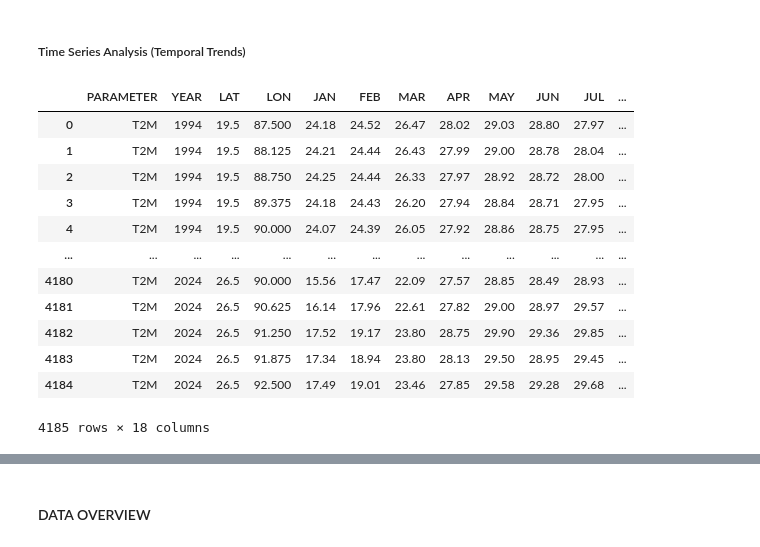
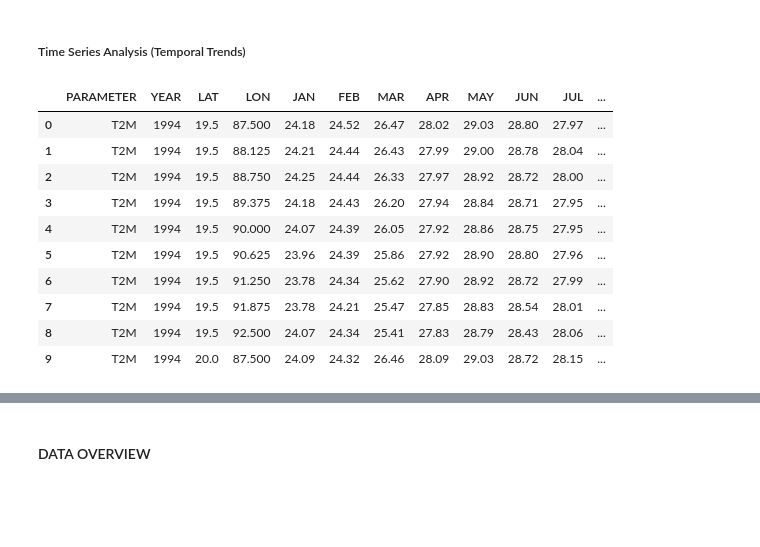
Before and after one commit to OlusolaCC/python-practise, a Jupyter notebook: time_series_Statistics.ipynb, the cells around one changed output, grey strips where cells are left out. Saved outputs shown, nothing was run; the diff lists cells and outputs as text; code cells hidden in the pictures; blank space fills up the shorter version.

```diff
--- a/time_series_Statistics.ipynb
+++ b/time_series_Statistics.ipynb
@@ -10,21 +10,20 @@ from scipy import stats
 # %%
 path= r"/Users/obanoyenracheal/Python/Practise/Temperature_Monthly_Data_1994_2024.csv"
 # %%
-df
+df = pd.read_csv(path)
+df.head(10)
 # %% [output]
 |  | PARAMETER | YEAR | LAT | LON | JAN | FEB | MAR | APR | MAY | JUN | JUL | ... |
 | 0 | T2M | 1994 | 19.5 | 87.500 | 24.18 | 24.52 | 26.47 | 28.02 | 29.03 | 28.80 | 27.97 | ... |
 | 1 | T2M | 1994 | 19.5 | 88.125 | 24.21 | 24.44 | 26.43 | 27.99 | 29.00 | 28.78 | 28.04 | ... |
 | 2 | T2M | 1994 | 19.5 | 88.750 | 24.25 | 24.44 | 26.33 | 27.97 | 28.92 | 28.72 | 28.00 | ... |
 | 3 | T2M | 1994 | 19.5 | 89.375 | 24.18 | 24.43 | 26.20 | 27.94 | 28.84 | 28.71 | 27.95 | ... |
 | 4 | T2M | 1994 | 19.5 | 90.000 | 24.07 | 24.39 | 26.05 | 27.92 | 28.86 | 28.75 | 27.95 | ... |
-| ... | ... | ... | ... | ... | ... | ... | ... | ... | ... | ... | ... | ... |
-| 4180 | T2M | 2024 | 26.5 | 90.000 | 15.56 | 17.47 | 22.09 | 27.57 | 28.85 | 28.49 | 28.93 | ... |
-| 4181 | T2M | 2024 | 26.5 | 90.625 | 16.14 | 17.96 | 22.61 | 27.82 | 29.00 | 28.97 | 29.57 | ... |
-| 4182 | T2M | 2024 | 26.5 | 91.250 | 17.52 | 19.17 | 23.80 | 28.75 | 29.90 | 29.36 | 29.85 | ... |
-| 4183 | T2M | 2024 | 26.5 | 91.875 | 17.34 | 18.94 | 23.80 | 28.13 | 29.50 | 28.95 | 29.45 | ... |
-| 4184 | T2M | 2024 | 26.5 | 92.500 | 17.49 | 19.01 | 23.46 | 27.85 | 29.58 | 29.28 | 29.68 | ... |
+| 5 | T2M | 1994 | 19.5 | 90.625 | 23.96 | 24.39 | 25.86 | 27.92 | 28.90 | 28.80 | 27.96 | ... |
+| 6 | T2M | 1994 | 19.5 | 91.250 | 23.78 | 24.34 | 25.62 | 27.90 | 28.92 | 28.72 | 27.99 | ... |
+| 7 | T2M | 1994 | 19.5 | 91.875 | 23.78 | 24.21 | 25.47 | 27.85 | 28.83 | 28.54 | 28.01 | ... |
+| 8 | T2M | 1994 | 19.5 | 92.500 | 24.07 | 24.34 | 25.41 | 27.83 | 28.79 | 28.43 | 28.06 | ... |
+| 9 | T2M | 1994 | 20.0 | 87.500 | 24.09 | 24.32 | 26.46 | 28.09 | 29.03 | 28.72 | 28.15 | ... |
-4185 rows × 18 columns
 # %%
 # Display data shape
 print(f"\nData shape: {df.shape}")
```
Also changed, not shown: parts of 8 cells of this notebook, 1 other file.
